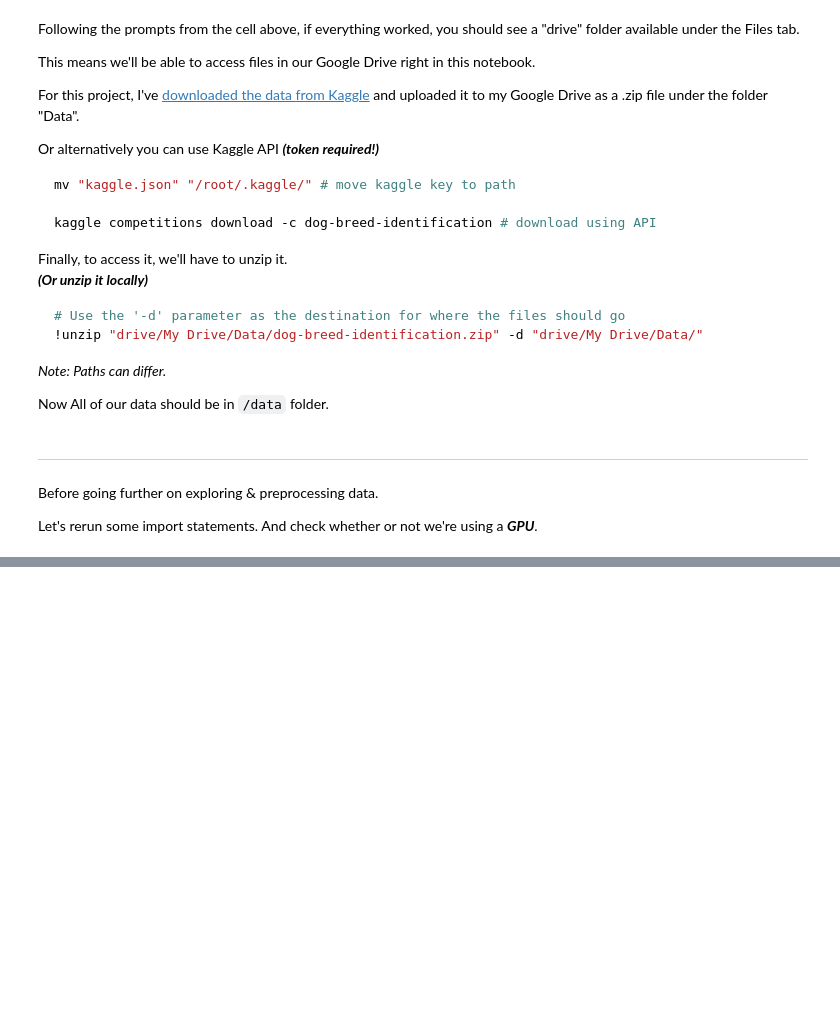
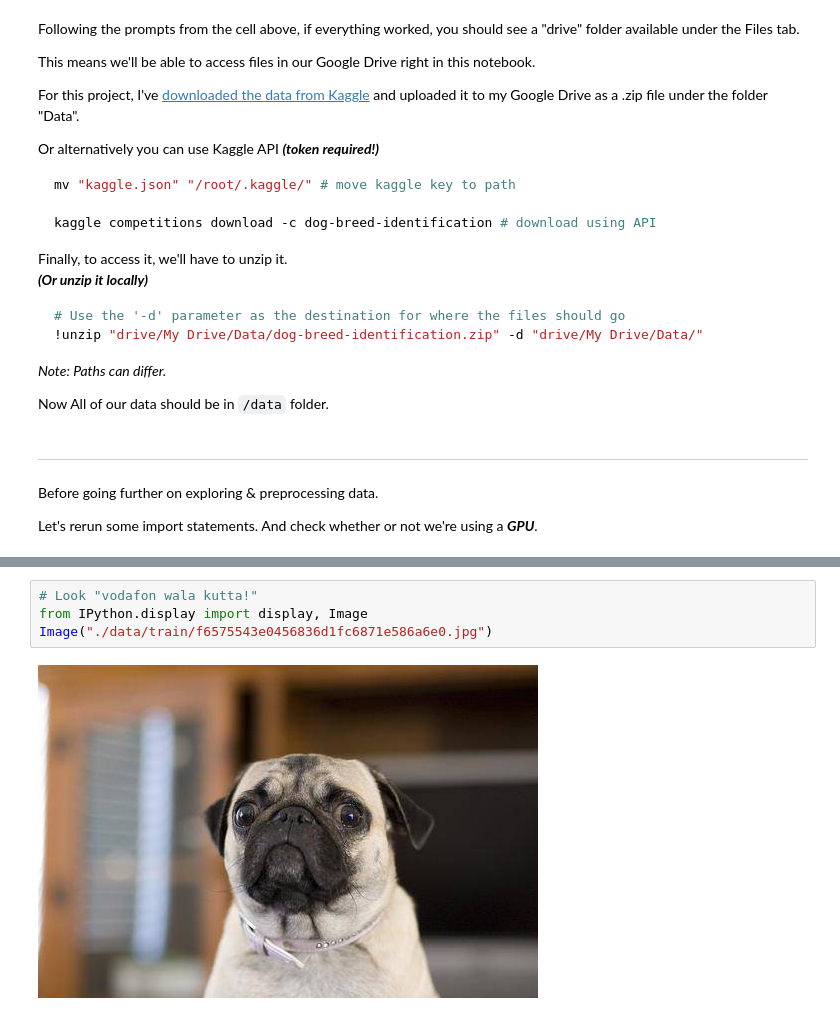
Before and after one commit to DarkDk123/Dog-Breed-Classification, a Jupyter notebook: Dog-Breed-Classification.ipynb, the cells around one changed output, grey strips where cells are left out. Cells and saved outputs as stored; diff of their text form; blank space fills up the shorter version.

```diff
--- a/Dog-Breed-Classification.ipynb
+++ b/Dog-Breed-Classification.ipynb
@@ -129,0 +209,6 @@ GPU available (Oh Yeahhh!!!!)
+# %%
+# Look "vodafon wala kutta!"
+from IPython.display import display, Image
+Image("./data/train/f6575543e0456836d1fc6871e586a6e0.jpg")
+# %% [output]
+[figure, added]
```
Also changed, not shown: parts of 25 cells of this notebook.
